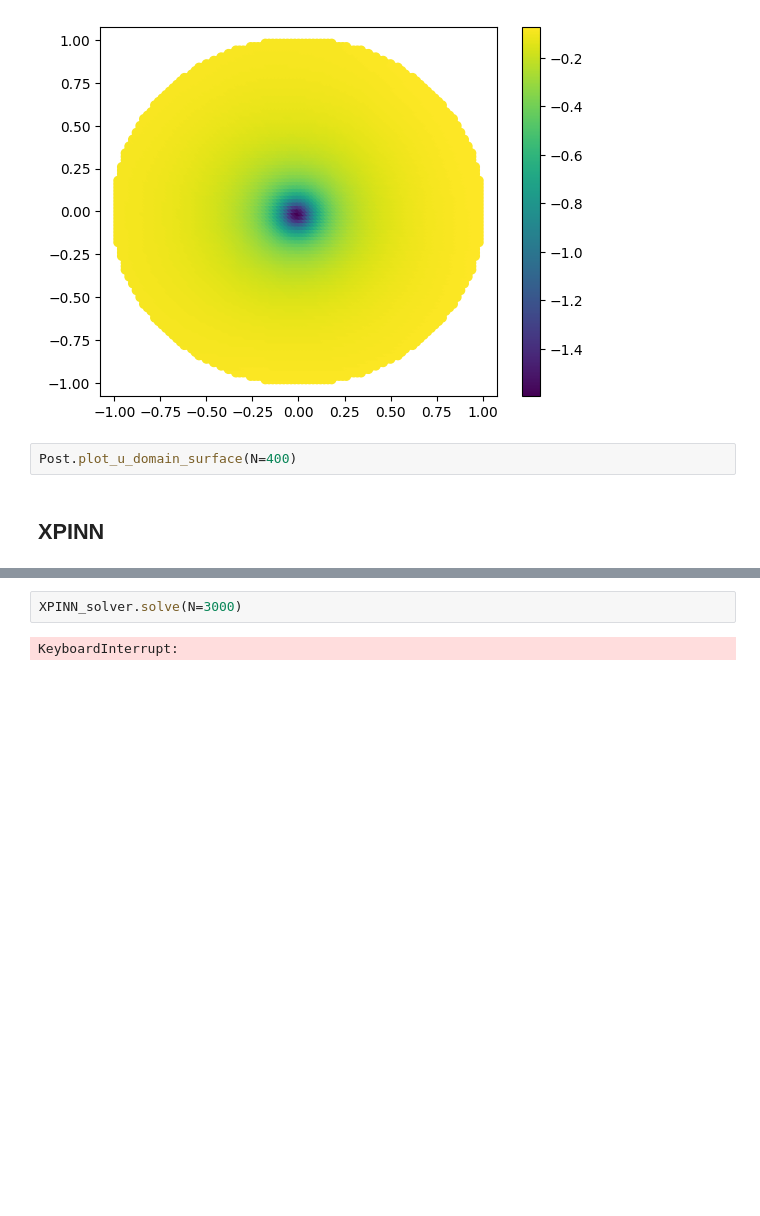
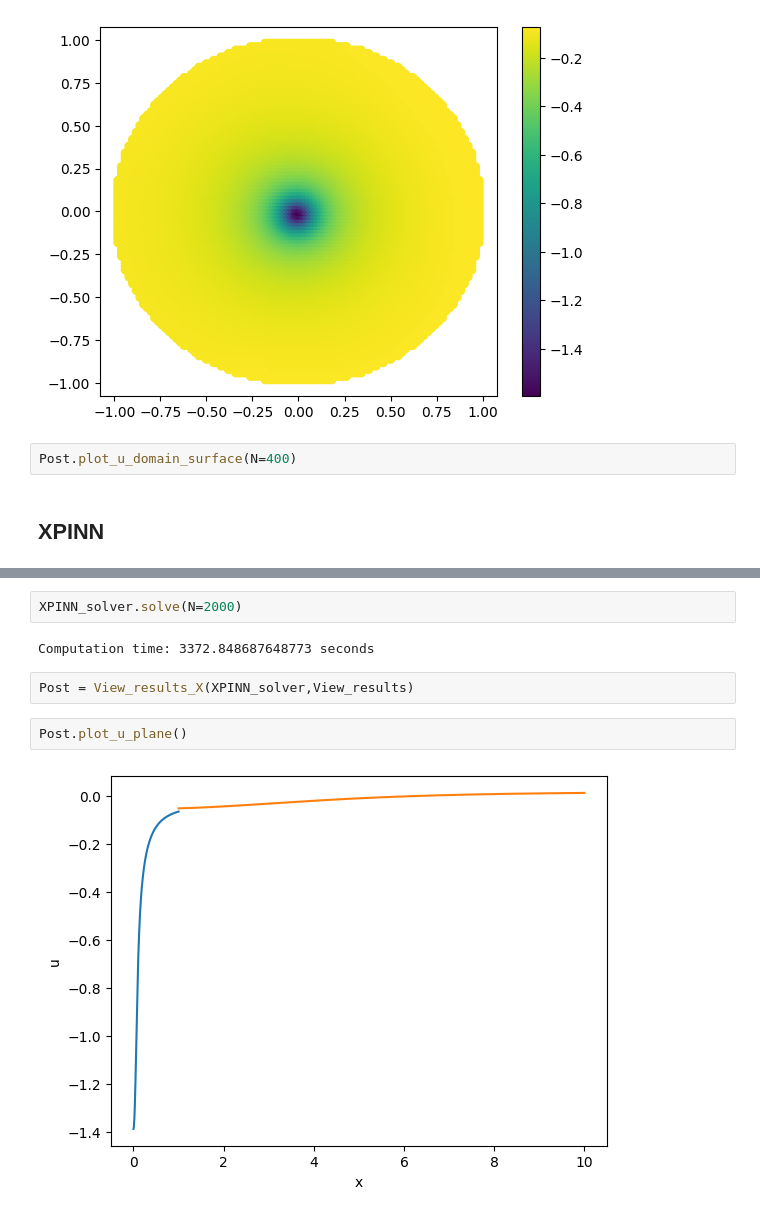
Before and after one commit to MartinAchondo/XPPBE, a Jupyter notebook: Main3d.ipynb, the cells around one changed output, grey strips where cells are left out. Cells and saved outputs as stored; diff of their text form; blank space fills up the shorter version.

Commit message:
3d xpinns

```diff
--- a/Main3d.ipynb
+++ b/Main3d.ipynb
@@ -225,6 +225,12 @@ XPINN_solver.create_NeuralNets(PINN_NeuralNet,[lr,lr],[hyperparameters,hyperpara
 [figure]
 [figure]
 # %%
-XPINN_solver.solve(N=3000)
+XPINN_solver.solve(N=2000)
 # %% [output]
-KeyboardInterrupt:
+Computation time: 3372.848687648773 seconds
+# %%
+Post = View_results_X(XPINN_solver,View_results)
+# %%
+Post.plot_u_plane()
+# %% [output]
+[figure, added]
```
Also changed, not shown: parts of 3 cells of this notebook, 4 other files.
